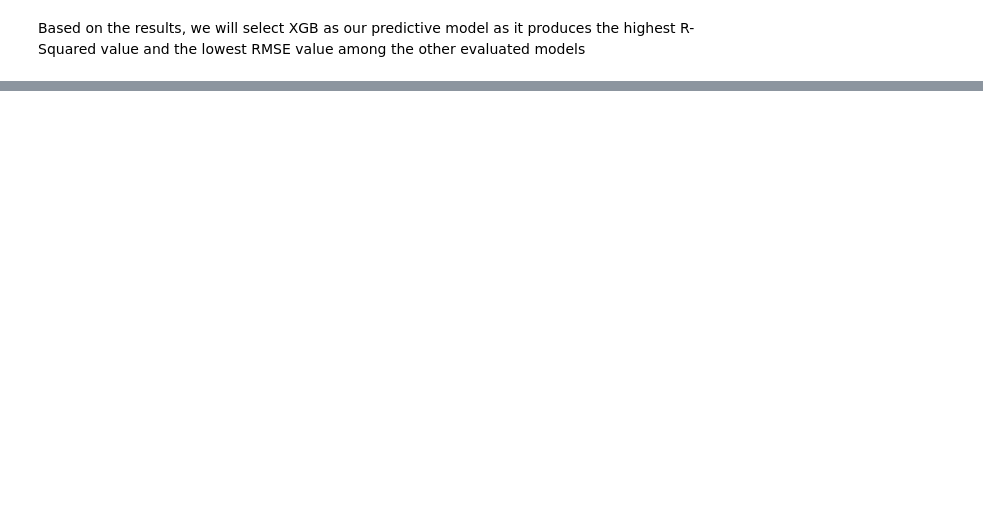
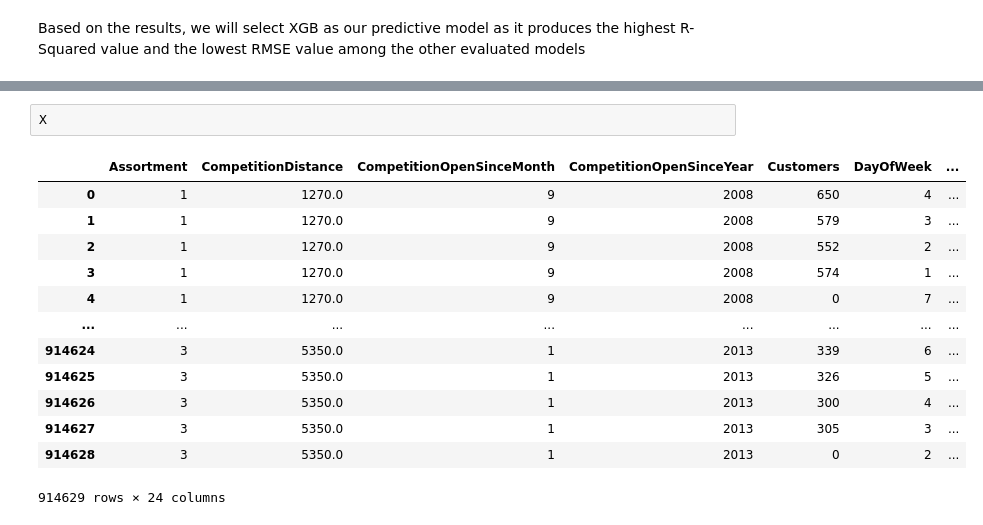
Before and after one commit to jrpespinas/sales-prediction, a Jupyter notebook: experiments/Experiment.ipynb, the cells around one changed output, grey strips where cells are left out. Cells and saved outputs as stored; diff of their text form; blank space fills up the shorter version.

```diff
--- a/experiments/Experiment.ipynb
+++ b/experiments/Experiment.ipynb
@@ -613,0 +776,16 @@ save_to_model_store(xgb)
+# %%
+X
+# %% [output]
+|  | Assortment | CompetitionDistance | CompetitionOpenSinceMonth | CompetitionOpenSinceYear | Customers | DayOfWeek | ... |
+| 0 | 1 | 1270.0 | 9 | 2008 | 650 | 4 | ... |
+| 1 | 1 | 1270.0 | 9 | 2008 | 579 | 3 | ... |
+| 2 | 1 | 1270.0 | 9 | 2008 | 552 | 2 | ... |
+| 3 | 1 | 1270.0 | 9 | 2008 | 574 | 1 | ... |
+| 4 | 1 | 1270.0 | 9 | 2008 | 0 | 7 | ... |
+| ... | ... | ... | ... | ... | ... | ... | ... |
+| 914624 | 3 | 5350.0 | 1 | 2013 | 339 | 6 | ... |
+| 914625 | 3 | 5350.0 | 1 | 2013 | 326 | 5 | ... |
+| 914626 | 3 | 5350.0 | 1 | 2013 | 300 | 4 | ... |
+| 914627 | 3 | 5350.0 | 1 | 2013 | 305 | 3 | ... |
+| 914628 | 3 | 5350.0 | 1 | 2013 | 0 | 2 | ... |
+914629 rows × 24 columns
```
Also changed, not shown: parts of 19 cells of this notebook.
